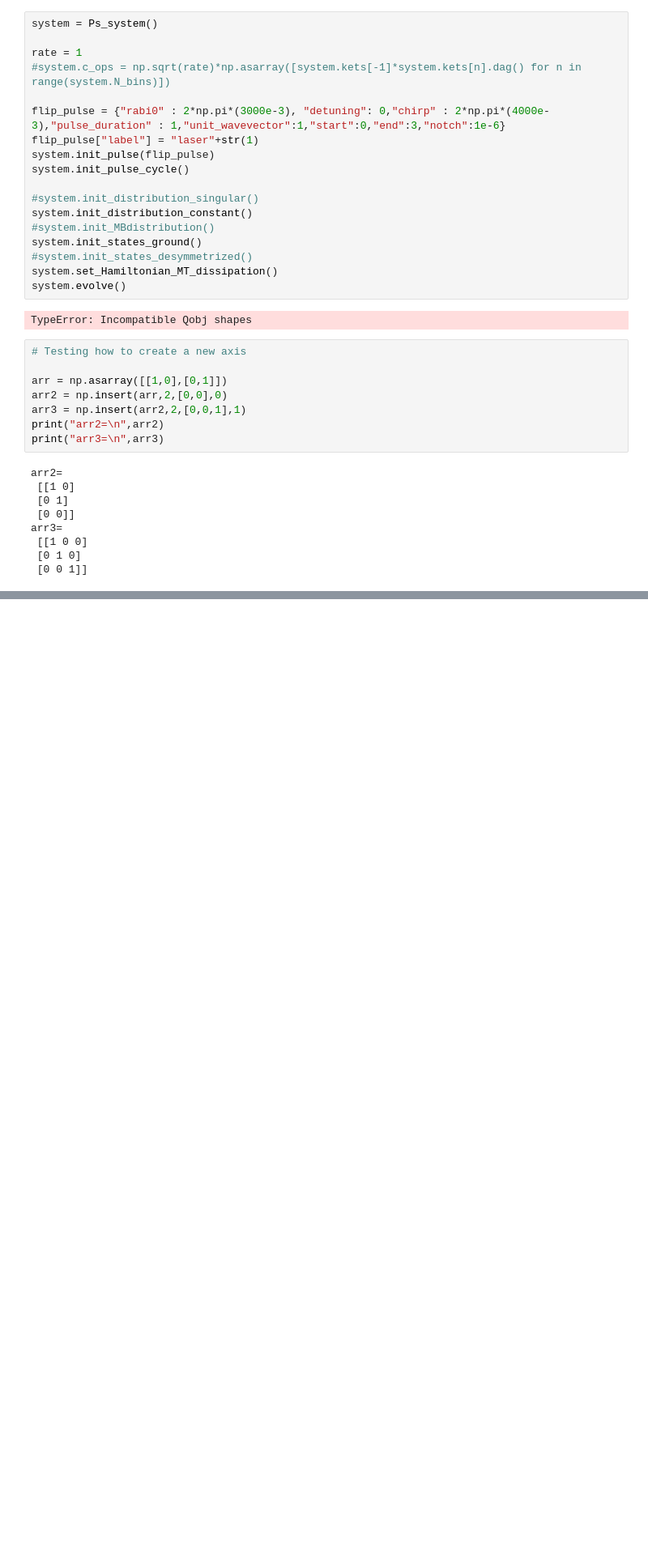
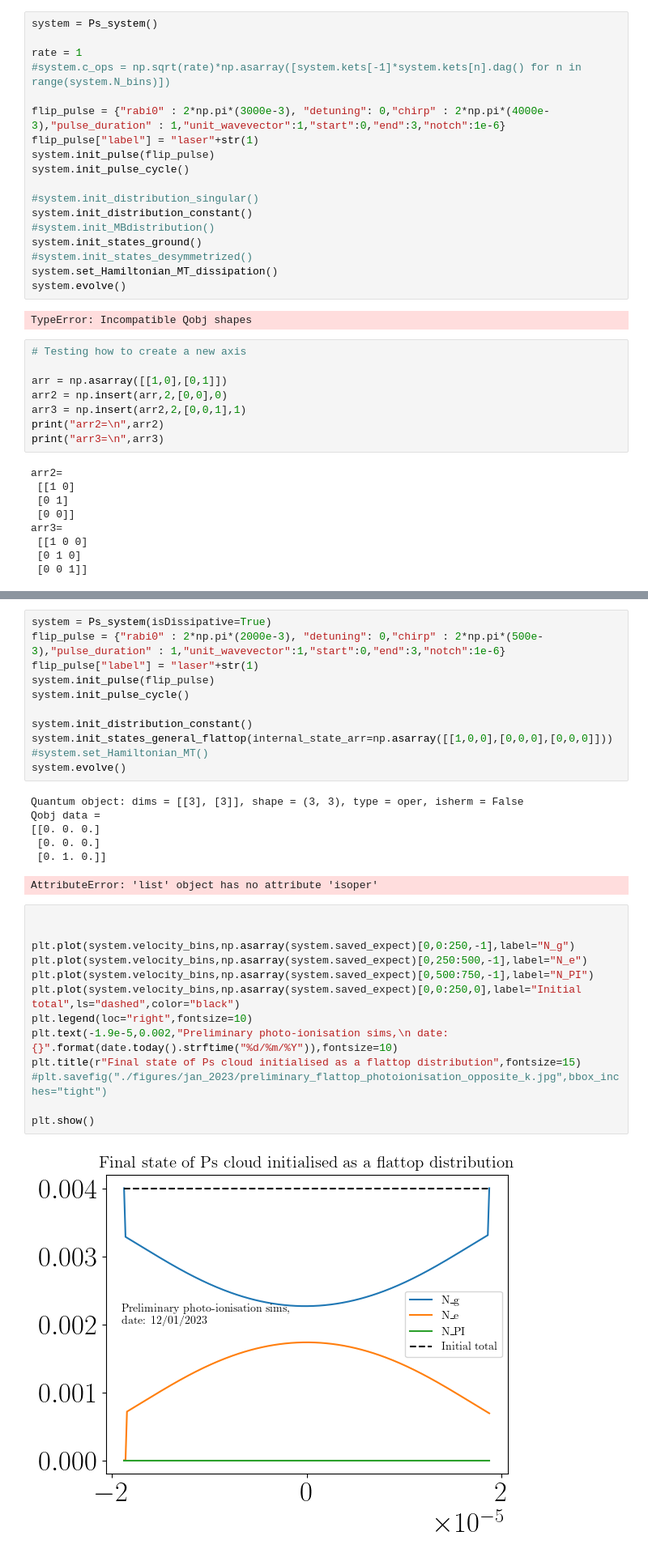
Before and after one commit to Yanaiski/master_thesis, a Jupyter notebook: 05_dissipation.ipynb, the cells around one changed output, grey strips where cells are left out. Shown: that part at 81% size. Cells and saved outputs as stored; diff of their text form; blank space fills up the shorter version.

```diff
--- a/05_dissipation.ipynb
+++ b/05_dissipation.ipynb
@@ -122,0 +127,33 @@ plt.show()
+# %%
+system = Ps_system(isDissipative=True)
+flip_pulse = {"rabi0" : 2*np.pi*(2000e-3), "detuning": 0,"chirp" : 2*np.pi*(500e-3),"pulse_duration" : 1,"unit_wavevector":1,"start":0,"end":3,"notch":1e-6}
+flip_pulse["label"] = "laser"+str(1)
+system.init_pulse(flip_pulse)
+system.init_pulse_cycle()
+
+system.init_distribution_constant()
+system.init_states_general_flattop(internal_state_arr=np.asarray([[1,0,0],[0,0,0],[0,0,0]]))
+#system.set_Hamiltonian_MT()
+system.evolve()
+# %% [output]
+Quantum object: dims = [[3], [3]], shape = (3, 3), type = oper, isherm = False
+Qobj data =
+[[0. 0. 0.]
+ [0. 0. 0.]
+ [0. 1. 0.]]
+AttributeError: 'list' object has no attribute 'isoper'
+# %%
+
+
+plt.plot(system.velocity_bins,np.asarray(system.saved_expect)[0,0:250,-1],label="N_g")
+plt.plot(system.velocity_bins,np.asarray(system.saved_expect)[0,250:500,-1],label="N_e")
+plt.plot(system.velocity_bins,np.asarray(system.saved_expect)[0,500:750,-1],label="N_PI")
+plt.plot(system.velocity_bins,np.asarray(system.saved_expect)[0,0:250,0],label="Initial total",ls="dashed",color="black")
+plt.legend(loc="right",fontsize=10)
+plt.text(-1.9e-5,0.002,"Preliminary photo-ionisation sims,\n date: {}".format(date.today().strftime("%d/%m/%Y")),fontsize=10)
+plt.title(r"Final state of Ps cloud initialised as a flattop distribution",fontsize=15)
+#plt.savefig("./figures/jan_2023/preliminary_flattop_photoionisation_opposite_k.jpg",bbox_inches="tight")
+
+plt.show()
+# %% [output]
+[figure, added]
```
Also changed, not shown: parts of 10 cells of this notebook, 9 other files.
